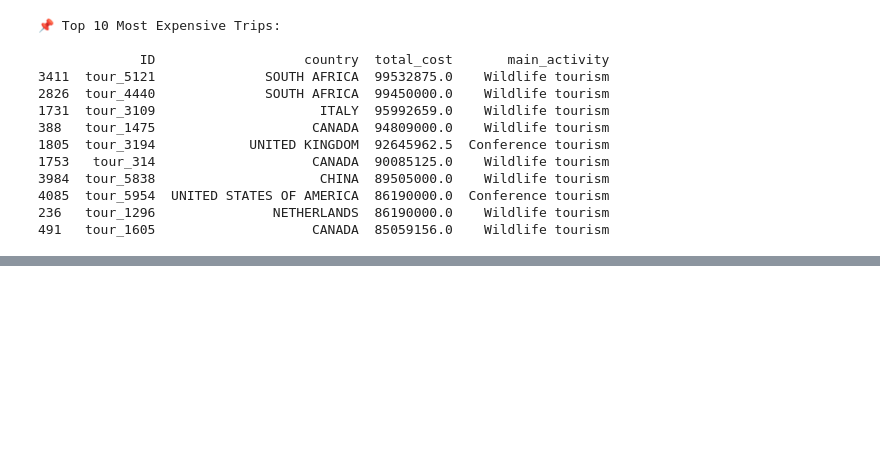
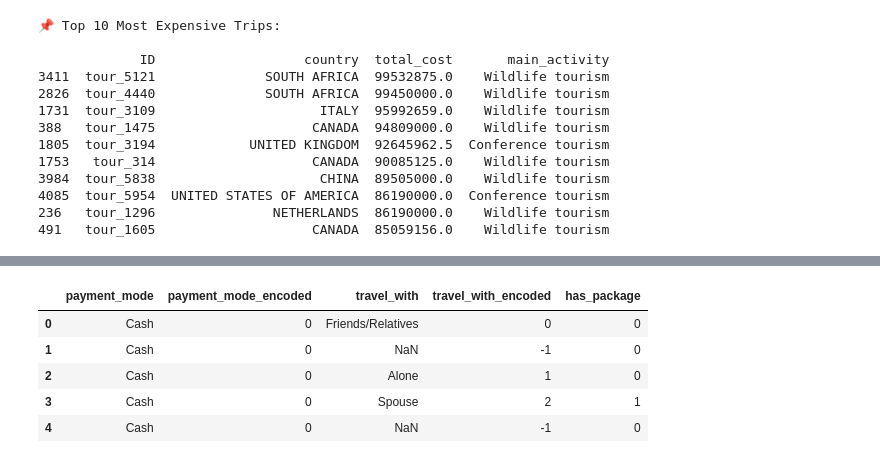
Before and after one commit to leulged/tanzania-tourism-prediction-zindi, a Jupyter notebook: Tanzania_Tourism_Prediction.ipynb, the cells around one changed output, grey strips where cells are left out. Drawn from its saved outputs; the diff is of its cells as text; code cells hidden in the pictures; blank space fills up the shorter version.

```diff
--- a/Tanzania_Tourism_Prediction.ipynb
+++ b/Tanzania_Tourism_Prediction.ipynb
@@ -242,0 +251,17 @@ print(top_expensive_trips.head(10))
+# %%
+import numpy as np
+
+# Replace 0 or invalid total_people values with NaN
+df["total_people"] = df["total_people"].replace(0, np.nan)
+
+# Recalculate cost per person
+df["cost_per_person"] = df["total_cost"] / df["total_people"]
+
+# Min-Max Normalization of total_cost
+min_cost = df["total_cost"].min()
+max_cost = df["total_cost"].max()
+
+df["total_cost_normalized"] = (df["total_cost"] - min_cost) / (max_cost - min_cost)
+
+# Preview the changes
+df[["total_cost", "total_people", "cost_per_person", "total_cost_normalized"]].head()
@@ -242,0 +282,18 @@ print(top_expensive_trips.head(10))
+# %%
+# Encode payment_mode and travel_with using pd.factorize()
+df["payment_mode_encoded"], _ = pd.factorize(df["payment_mode"])
+df["travel_with_encoded"], _ = pd.factorize(df["travel_with"])
+
+# Create a binary flag 'has_package' if any package column is 'Yes'
+package_cols = ["package_sightseeing", "package_guided_tour", "package_insurance"]
+df["has_package"] = df[package_cols].apply(lambda row: any(row == "Yes"), axis=1).astype(int)
+
+# Preview encoded columns
+df[["payment_mode", "payment_mode_encoded", "travel_with", "travel_with_encoded", "has_package"]].head()
+# %% [output]
+|  | payment_mode | payment_mode_encoded | travel_with | travel_with_encoded | has_package |
+| 0 | Cash | 0 | Friends/Relatives | 0 | 0 |
+| 1 | Cash | 0 | NaN | -1 | 0 |
+| 2 | Cash | 0 | Alone | 1 | 0 |
+| 3 | Cash | 0 | Spouse | 2 | 1 |
+| 4 | Cash | 0 | NaN | -1 | 0 |
```
Also changed, not shown: parts of 4 cells of this notebook.
